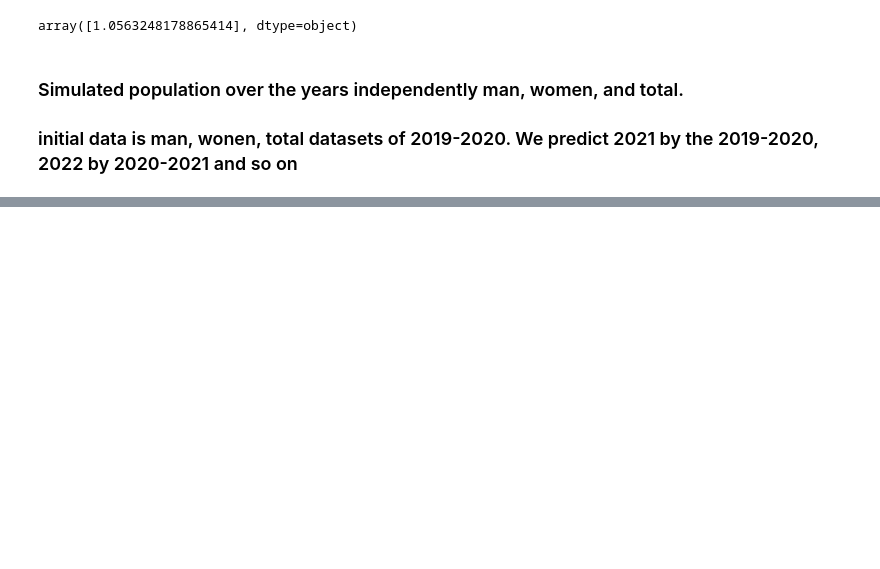
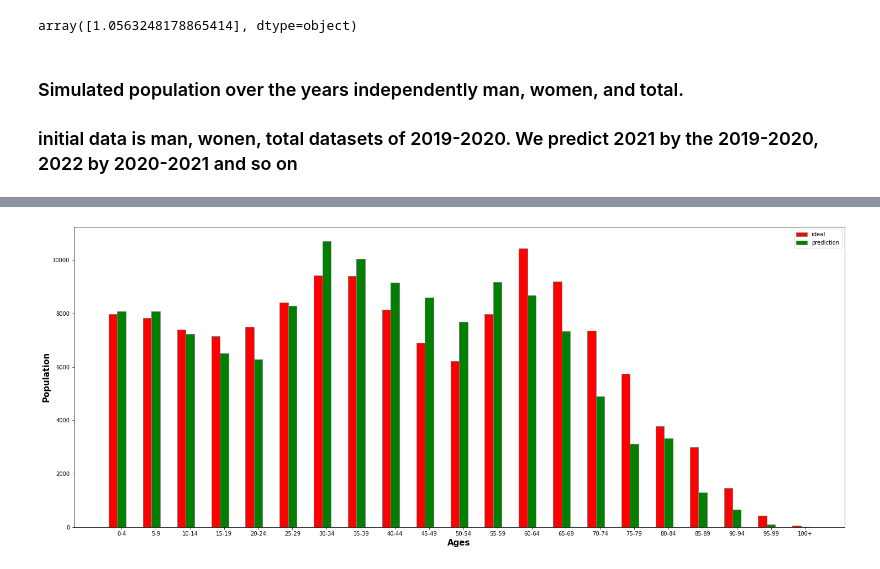
Before and after one commit to AAYamoldin/TrainingPrograms, a Jupyter notebook: Python/ITMO_Discrete_modeling/lab1/population_modeling.ipynb, the cells around one changed output, grey strips where cells are left out. Drawn from its saved outputs; the diff is of its cells as text; code cells hidden in the pictures; blank space fills up the shorter version.

```diff
--- a/Python/ITMO_Discrete_modeling/lab1/population_modeling.ipynb
+++ b/Python/ITMO_Discrete_modeling/lab1/population_modeling.ipynb
@@ -225,0 +238,5 @@ total
+# %%
+ideal_df = pd.read_excel('BY_AGE_BOTH_SEXES.xlsx', sheet_name='MEDIUM VARIANT')
+ideal_df = ideal_df[(ideal_df['Unnamed: 2'] == "Russian Federation")].iloc[:, 7:]
+ideal_df.set_axis(names, axis=1, inplace=True)
+ideal_df
@@ -225,0 +257,24 @@ total
+# %%
+ideal = ideal_df[ideal_df['year'] == 2050].iloc[:, 1:].values
+ideal = ideal.squeeze()
+# %%
+prediction = total[total['year'] == 2050].iloc[:, 1:].values
+prediction = prediction.squeeze()
+# %%
+plt.figure(figsize=(25, 10))
+barWidth = 0.25
+br1 = np.arange(len(ideal))
+br2 = [x + barWidth for x in br1]
+plt.bar(br1, ideal, color ='r', width = barWidth,
+        edgecolor ='grey', label ='ideal')
+plt.bar(br2, prediction, color ='g', width = barWidth,
+        edgecolor ='grey', label ='prediction')
+plt.xlabel('Ages', fontweight ='bold', fontsize = 15)
+plt.ylabel('Population', fontweight ='bold', fontsize = 15)
+plt.xticks([r + barWidth for r in range(len(ideal))],
+           names[1:])
+plt.legend()
+plt.savefig('population_ex.png', bbox_inches='tight')
+plt.show()
+# %% [output]
+[figure, added]
```
Also changed, not shown: parts of 10 cells of this notebook, 1 other file.
